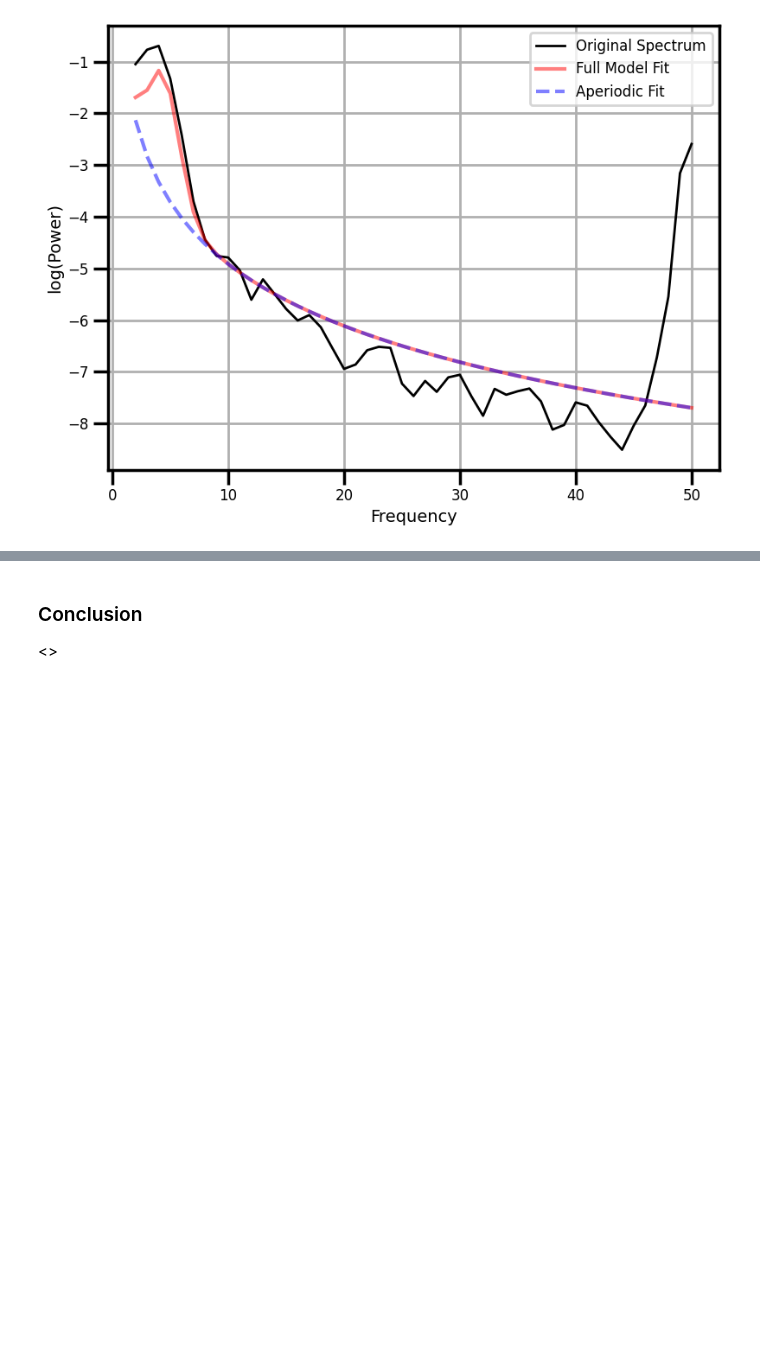
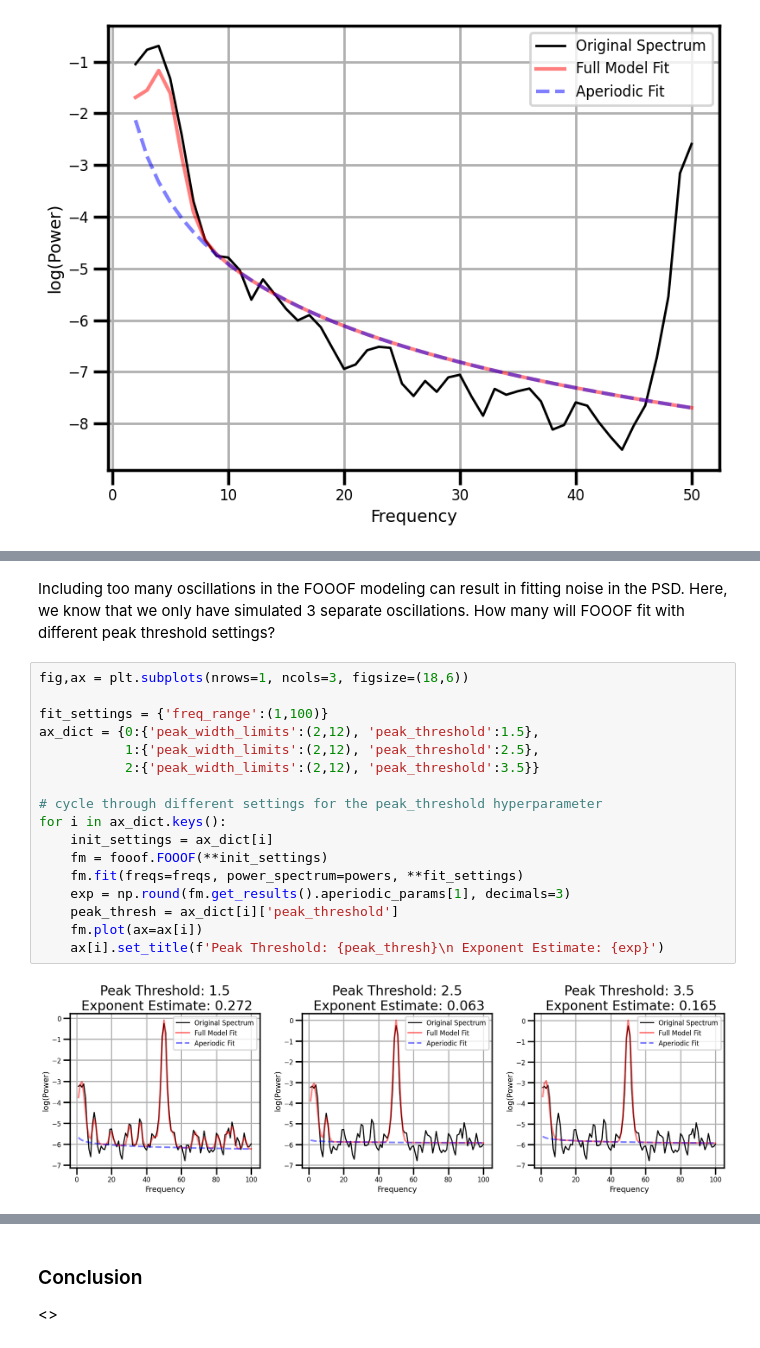
Before and after one commit to voytekresearch/AperiodicMethods, a Jupyter notebook: notebooks/Recommendation 03/Recommendation_03_ModelSettings.ipynb, the cells around one changed output, grey strips where cells are left out. Saved outputs shown, nothing was run; the diff lists cells and outputs as text; blank space fills up the shorter version.

Commit message:
editing rec 3 model settings

```diff
--- a/notebooks/Recommendation 03/Recommendation_03_ModelSettings.ipynb
+++ b/notebooks/Recommendation 03/Recommendation_03_ModelSettings.ipynb
@@ -139,0 +173,21 @@ fm.report()
+# %% [markdown]
+Including too many oscillations in the FOOOF modeling can result in fitting noise in the PSD. Here, we know that we only have simulated 3 separate oscillations. How many will FOOOF fit with different peak threshold settings?
+# %%
+fig,ax = plt.subplots(nrows=1, ncols=3, figsize=(18,6))
+
+fit_settings = {'freq_range':(1,100)}
+ax_dict = {0:{'peak_width_limits':(2,12), 'peak_threshold':1.5},
+           1:{'peak_width_limits':(2,12), 'peak_threshold':2.5},
+           2:{'peak_width_limits':(2,12), 'peak_threshold':3.5}}
+
+# cycle through different settings for the peak_threshold hyperparameter
+for i in ax_dict.keys():
+    init_settings = ax_dict[i]
+    fm = fooof.FOOOF(**init_settings)
+    fm.fit(freqs=freqs, power_spectrum=powers, **fit_settings)
+    exp = np.round(fm.get_results().aperiodic_params[1], decimals=3)
+    peak_thresh = ax_dict[i]['peak_threshold']
+    fm.plot(ax=ax[i])
+    ax[i].set_title(f'Peak Threshold: {peak_thresh}\n Exponent Estimate: {exp}')
+# %% [output]
+[figure, added]
```
Also changed, not shown: parts of 10 cells of this notebook, 1 other file.
